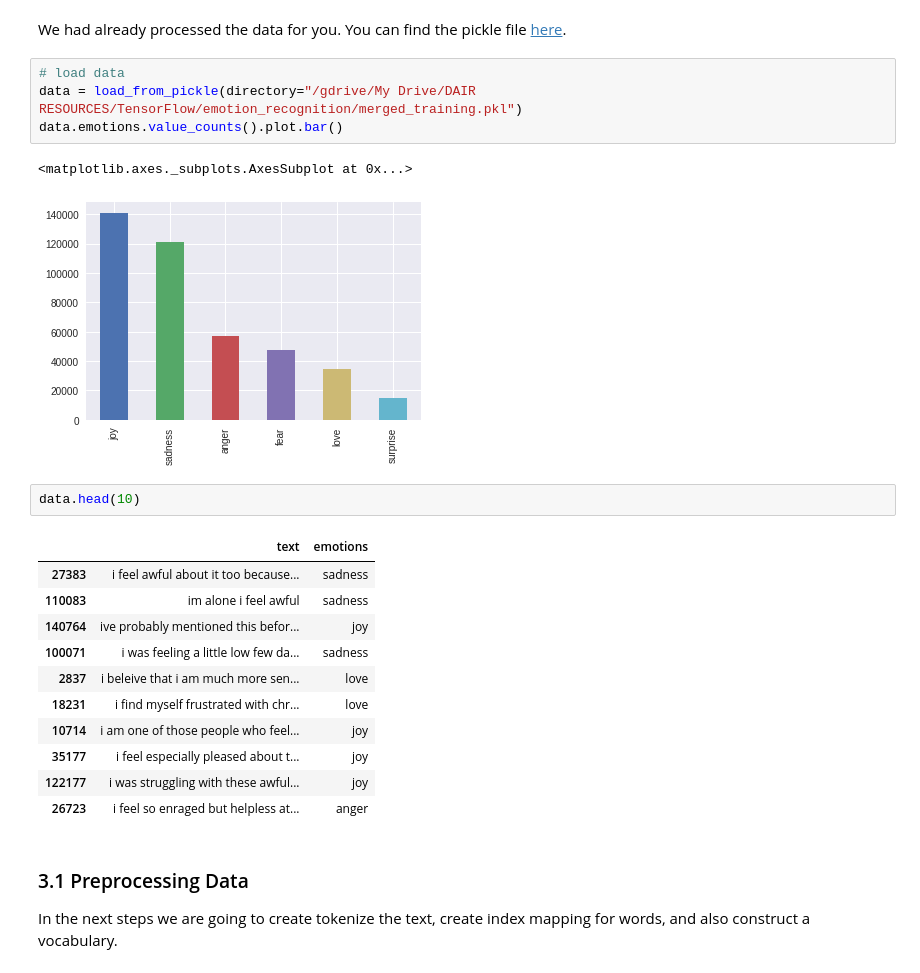
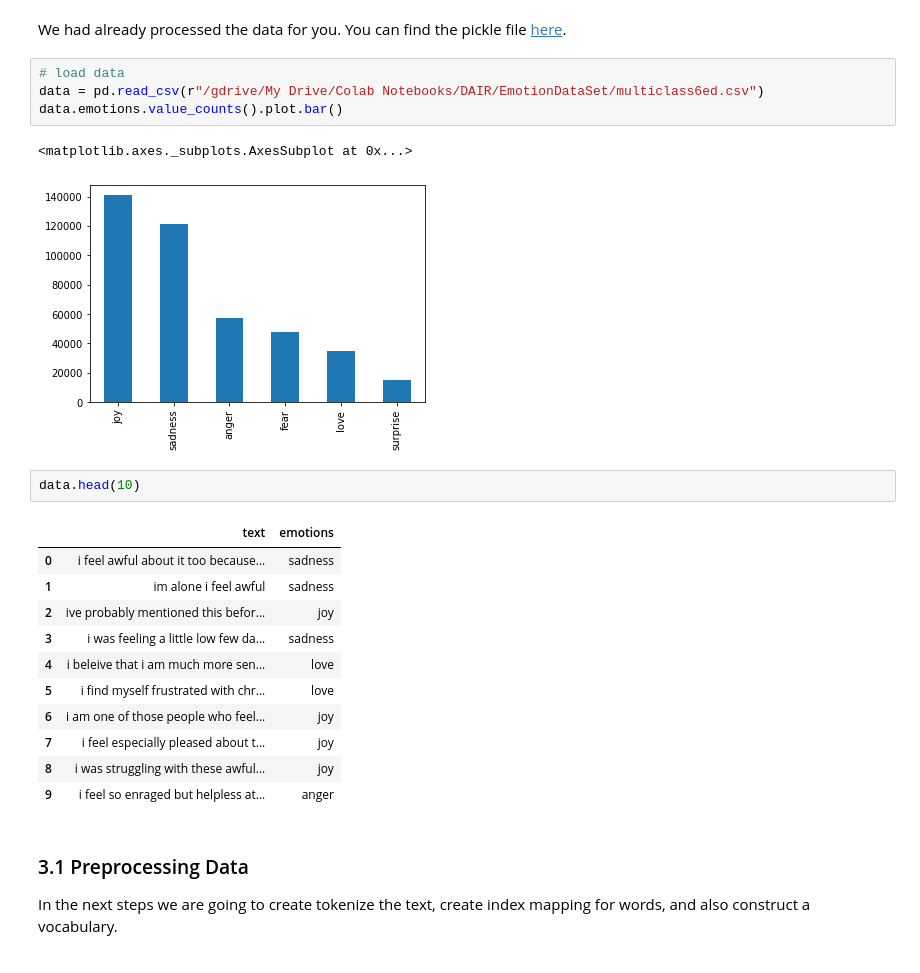
Before and after one commit to MosheWasserb/PyTorchNotbooks, a Jupyter notebook: Glove_CNN_MultiClass.ipynb, the cells around one changed output. Saved outputs shown, nothing was run; the diff lists cells and outputs as text.

```diff
--- a/Glove_CNN_MultiClass.ipynb
+++ b/Glove_CNN_MultiClass.ipynb
@@ -161,25 +165,25 @@ Drive already mounted at /gdrive; to attempt to forcibly remount, call drive.mou
 We had already processed the data for you. You can find the pickle file [here](https://github.com/omarsar/nlp_pytorch_tensorflow_notebooks/blob/master/data/merged_training.pkl).
 # %%
 # load data
-data = load_from_pickle(directory="/gdrive/My Drive/DAIR RESOURCES/TensorFlow/emotion_recognition/merged_training.pkl")
+data = pd.read_csv(r"/gdrive/My Drive/Colab Notebooks/DAIR/EmotionDataSet/multiclass6ed.csv")
 data.emotions.value_counts().plot.bar()
 # %% [output]
 <matplotlib.axes._subplots.AxesSubplot at 0x...>
-[figure, old version]
+[figure, new version]
 # %%
 data.head(10)
 # %% [output]
 |  | text | emotions |
-| 27383 | i feel awful about it too because... | sadness |
-| 110083 | im alone i feel awful | sadness |
-| 140764 | ive probably mentioned this befor... | joy |
-| 100071 | i was feeling a little low few da... | sadness |
-| 2837 | i beleive that i am much more sen... | love |
-| 18231 | i find myself frustrated with chr... | love |
-| 10714 | i am one of those people who feel... | joy |
-| 35177 | i feel especially pleased about t... | joy |
-| 122177 | i was struggling with these awful... | joy |
-| 26723 | i feel so enraged but helpless at... | anger |
+| 0 | i feel awful about it too because... | sadness |
+| 1 | im alone i feel awful | sadness |
+| 2 | ive probably mentioned this befor... | joy |
+| 3 | i was feeling a little low few da... | sadness |
+| 4 | i beleive that i am much more sen... | love |
+| 5 | i find myself frustrated with chr... | love |
+| 6 | i am one of those people who feel... | joy |
+| 7 | i feel especially pleased about t... | joy |
+| 8 | i was struggling with these awful... | joy |
+| 9 | i feel so enraged but helpless at... | anger |
 # %% [markdown]
 ### 3.1 Preprocessing Data
 In the next steps we are going to create tokenize the text, create index mapping for words, and also construct a vocabulary.
```
Also changed, not shown: parts of 16 cells of this notebook.
